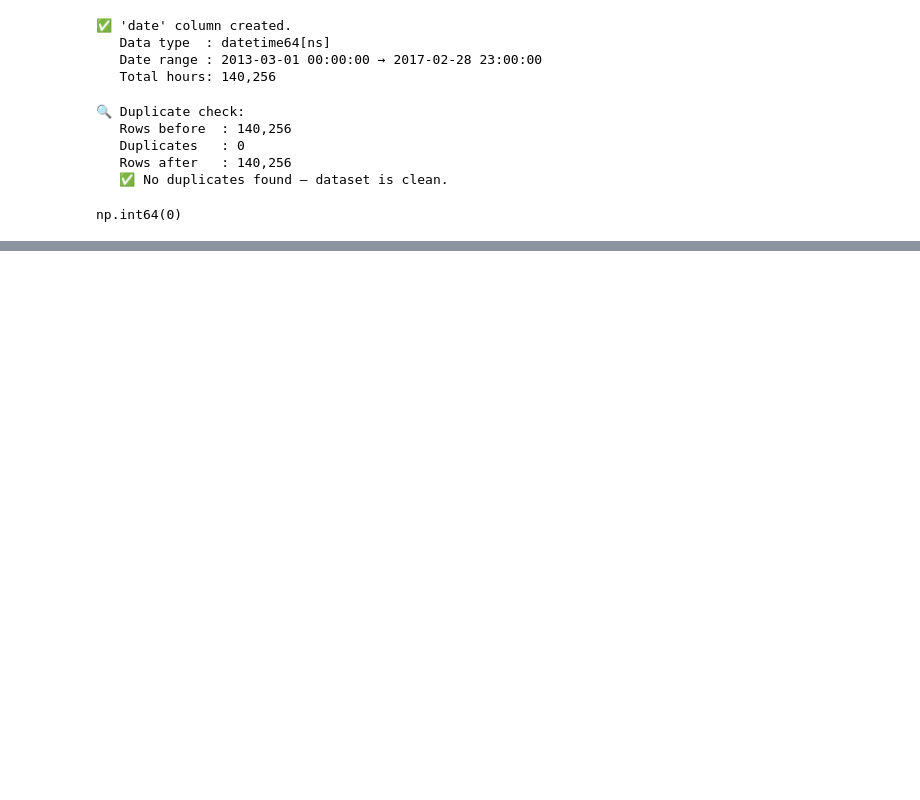
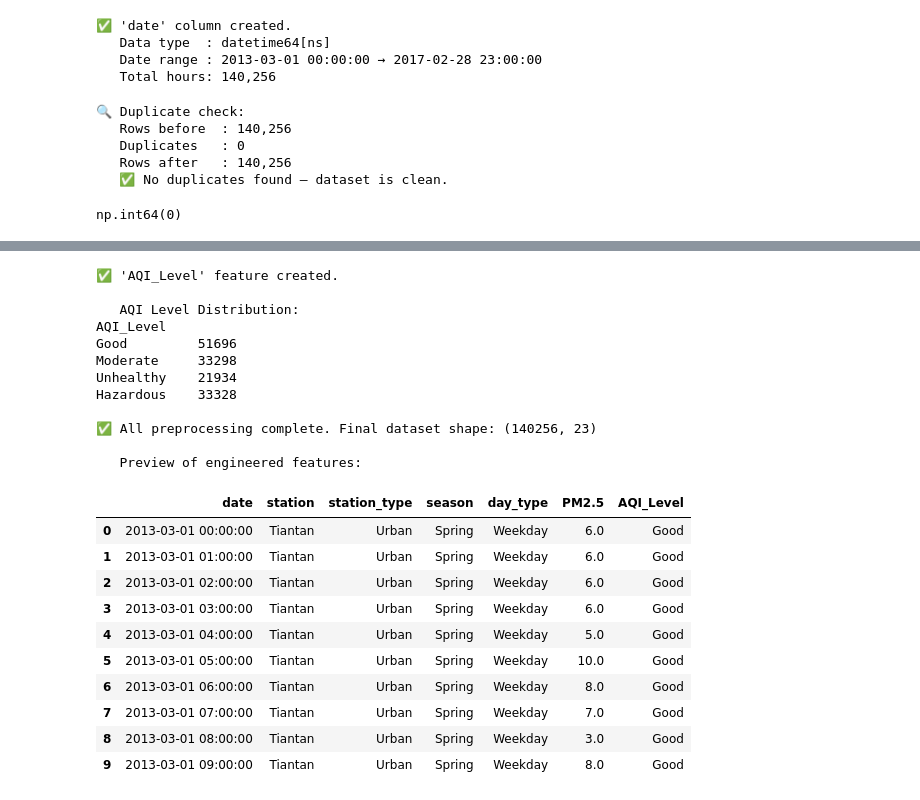
Before and after one commit to oyegokeademola25-beep/ASSESSMENT_DATA_SET, a Jupyter notebook: Copy_of_CMP7001_Assessment.ipynb, the cells around one changed output, grey strips where cells are left out. Saved outputs shown, nothing was run; the diff lists cells and outputs as text; code cells hidden in the pictures; blank space fills up the shorter version.

Commit message:
Added structured tables for analysis workflow

```diff
--- a/Copy_of_CMP7001_Assessment.ipynb
+++ b/Copy_of_CMP7001_Assessment.ipynb
@@ -506,0 +644,55 @@ np.int64(0)
+# %%
+# =============================================================================
+# FEATURE ENGINEERING — AQI CATEGORY
+# =============================================================================
+# We assign each hourly record an AQI category based on its PM2.5 value,
+# using the US EPA breakpoints that are widely adopted in academic literature:
+#
+#   Good        : PM2.5 ≤ 35  µg/m³  (Chinese standard Good threshold)
+#   Moderate    : PM2.5 ≤ 75  µg/m³
+#   Unhealthy   : PM2.5 ≤ 115 µg/m³
+#   Hazardous   : PM2.5 > 115 µg/m³
+#
+# Note: Chinese national standards (GB 3095-2012) are used here as the
+# data originates from Chinese monitoring stations.
+#
+# pd.cut() bins continuous PM2.5 values into labelled categorical intervals.
+# right=False means the lower bound is INCLUSIVE (e.g., [0,35) is "Good").
+# =============================================================================
+
+bins   = [0,   35,   75,   115,  float('inf')]
+labels = ['Good', 'Moderate', 'Unhealthy', 'Hazardous']
+
+df['AQI_Level'] = pd.cut(df['PM2.5'], bins=bins, labels=labels, right=False)
+
+print("✅ 'AQI_Level' feature created.")
+print("\n   AQI Level Distribution:")
+print(df['AQI_Level'].value_counts().sort_index().to_string())
+
+print("\n✅ All preprocessing complete. Final dataset shape:", df.shape)
+print("\n   Preview of engineered features:")
+display(df[['date','station','station_type','season','day_type','PM2.5','AQI_Level']].head(10))
+# %% [output]
+✅ 'AQI_Level' feature created.
+
+   AQI Level Distribution:
+AQI_Level
+Good         51696
+Moderate     33298
+Unhealthy    21934
+Hazardous    33328
+
+✅ All preprocessing complete. Final dataset shape: (140256, 23)
+
+   Preview of engineered features:
+|  | date | station | station_type | season | day_type | PM2.5 | AQI_Level |
+| 0 | 2013-03-01 00:00:00 | Tiantan | Urban | Spring | Weekday | 6.0 | Good |
+| 1 | 2013-03-01 01:00:00 | Tiantan | Urban | Spring | Weekday | 6.0 | Good |
+| 2 | 2013-03-01 02:00:00 | Tiantan | Urban | Spring | Weekday | 6.0 | Good |
+| 3 | 2013-03-01 03:00:00 | Tiantan | Urban | Spring | Weekday | 6.0 | Good |
+| 4 | 2013-03-01 04:00:00 | Tiantan | Urban | Spring | Weekday | 5.0 | Good |
+| 5 | 2013-03-01 05:00:00 | Tiantan | Urban | Spring | Weekday | 10.0 | Good |
+| 6 | 2013-03-01 06:00:00 | Tiantan | Urban | Spring | Weekday | 8.0 | Good |
+| 7 | 2013-03-01 07:00:00 | Tiantan | Urban | Spring | Weekday | 7.0 | Good |
+| 8 | 2013-03-01 08:00:00 | Tiantan | Urban | Spring | Weekday | 3.0 | Good |
+| 9 | 2013-03-01 09:00:00 | Tiantan | Urban | Spring | Weekday | 8.0 | Good |
```
Also changed, not shown: parts of 20 cells of this notebook.
